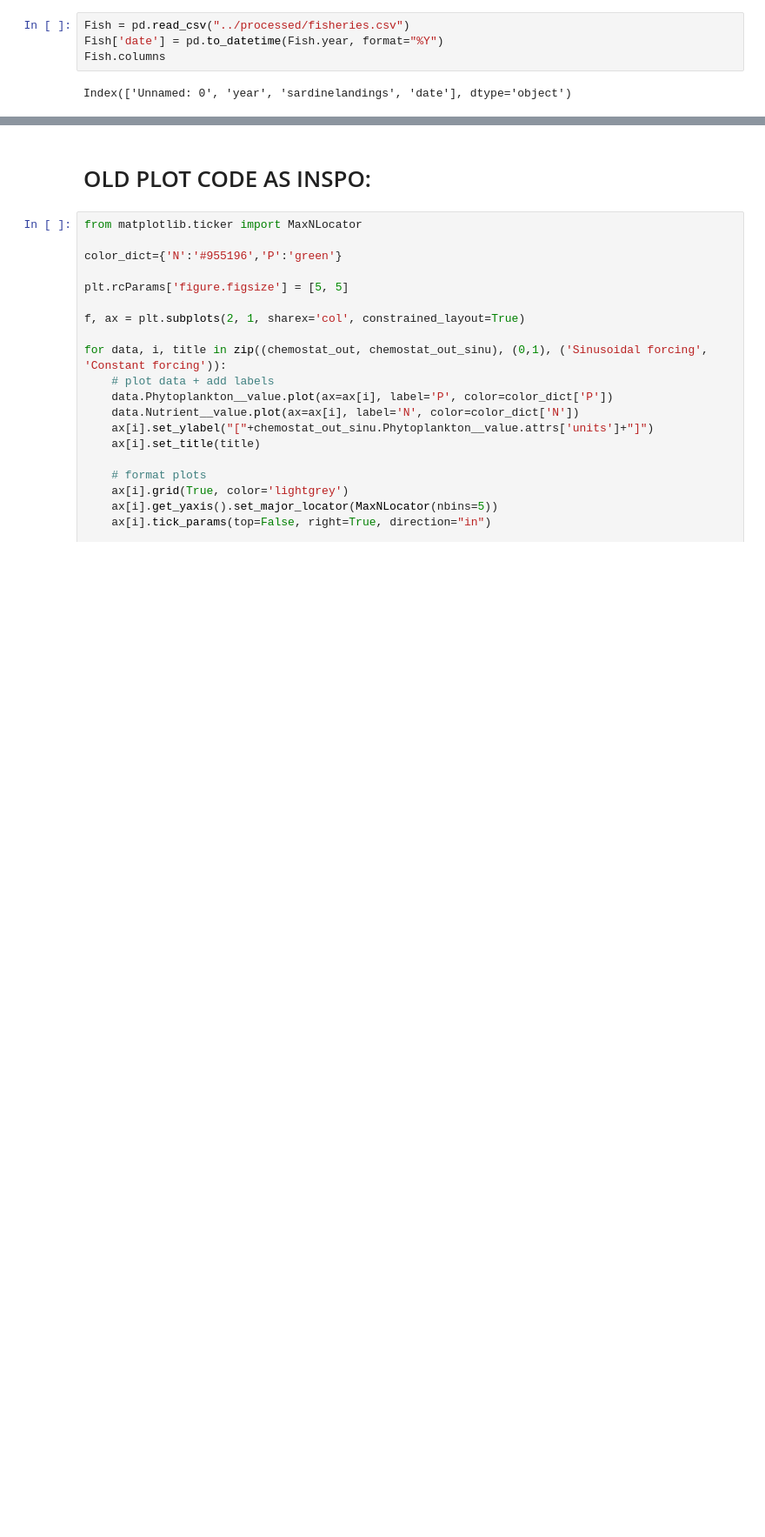
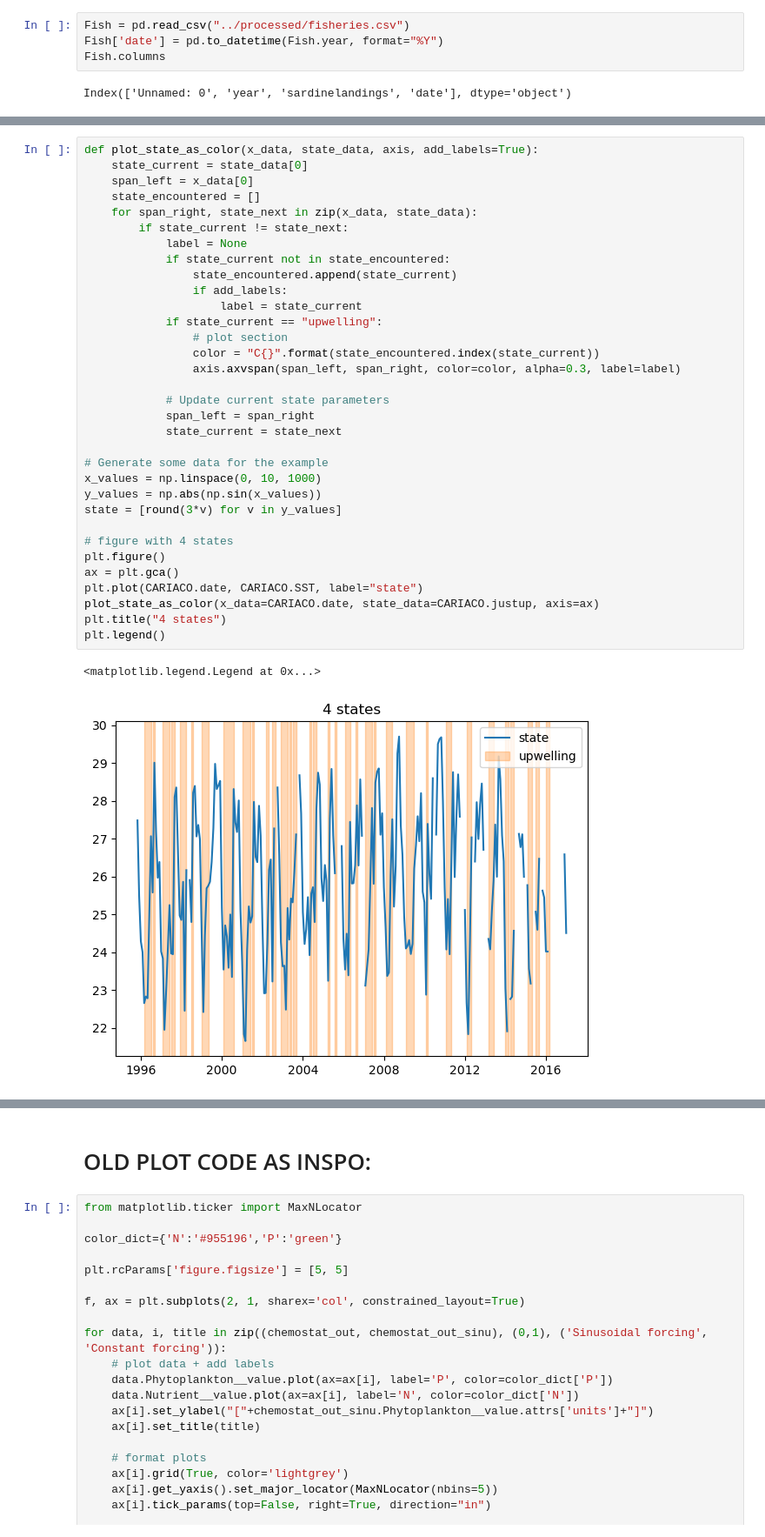
Before and after one commit to ben1post/SSMCariaco, a Jupyter notebook: DATA/PLOTS/TSplot_Overview.ipynb, the cells around one changed output, grey strips where cells are left out. Shown at 87% size. Cells and saved outputs as stored; diff of their text form; blank space fills up the shorter version.

```diff
--- a/DATA/PLOTS/TSplot_Overview.ipynb
+++ b/DATA/PLOTS/TSplot_Overview.ipynb
@@ -71,0 +149,36 @@ ax[1].legend()
+# %%
+def plot_state_as_color(x_data, state_data, axis, add_labels=True):
+    state_current = state_data[0]
+    span_left = x_data[0]
+    state_encountered = []
+    for span_right, state_next in zip(x_data, state_data):
+        if state_current != state_next:
+            label = None
+            if state_current not in state_encountered:
+                state_encountered.append(state_current)
+                if add_labels:
+                    label = state_current
+            if state_current == "upwelling":
+                # plot section
+                color = "C{}".format(state_encountered.index(state_current))
+                axis.axvspan(span_left, span_right, color=color, alpha=0.3, label=label)
+
+            # Update current state parameters
+            span_left = span_right
+            state_current = state_next
+
+# Generate some data for the example
+x_values = np.linspace(0, 10, 1000)
+y_values = np.abs(np.sin(x_values))
+state = [round(3*v) for v in y_values]
+
+# figure with 4 states
+plt.figure()
+ax = plt.gca()
+plt.plot(CARIACO.date, CARIACO.SST, label="state")
+plot_state_as_color(x_data=CARIACO.date, state_data=CARIACO.justup, axis=ax)
+plt.title("4 states")
+plt.legend()
+# %% [output]
+<matplotlib.legend.Legend at 0x...>
+[figure, added]
```
Also changed, not shown: parts of 9 cells of this notebook, 6 other files.
